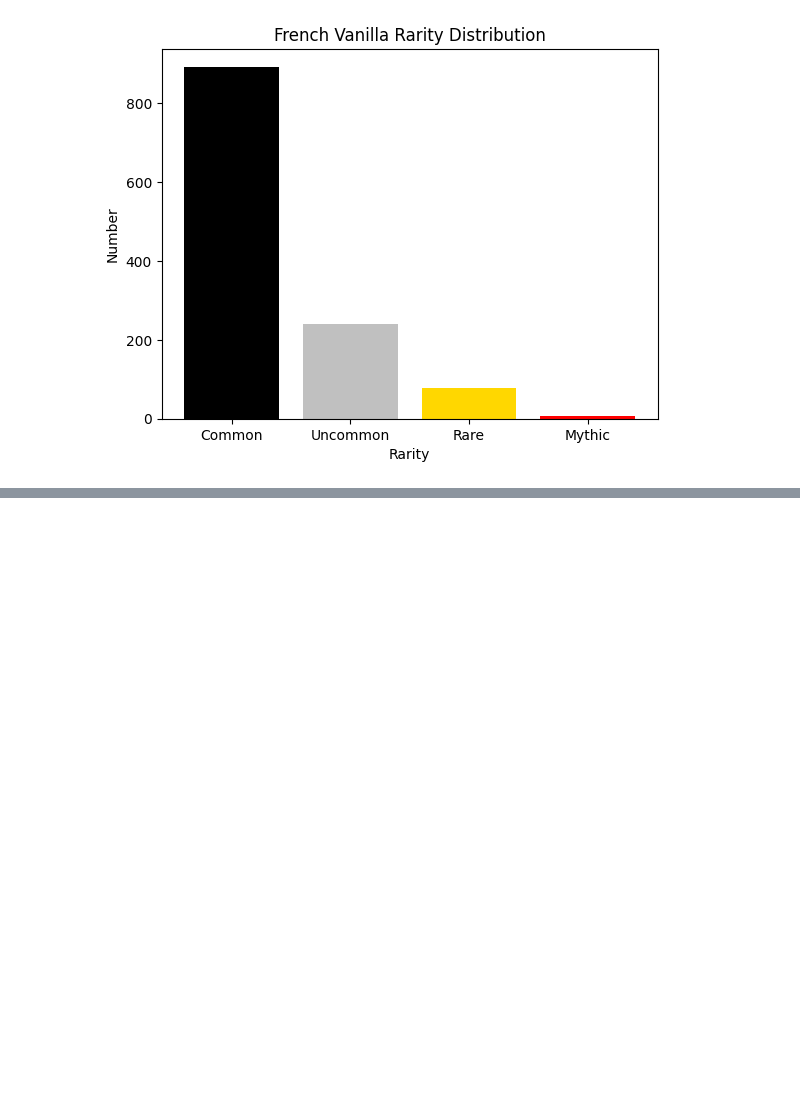
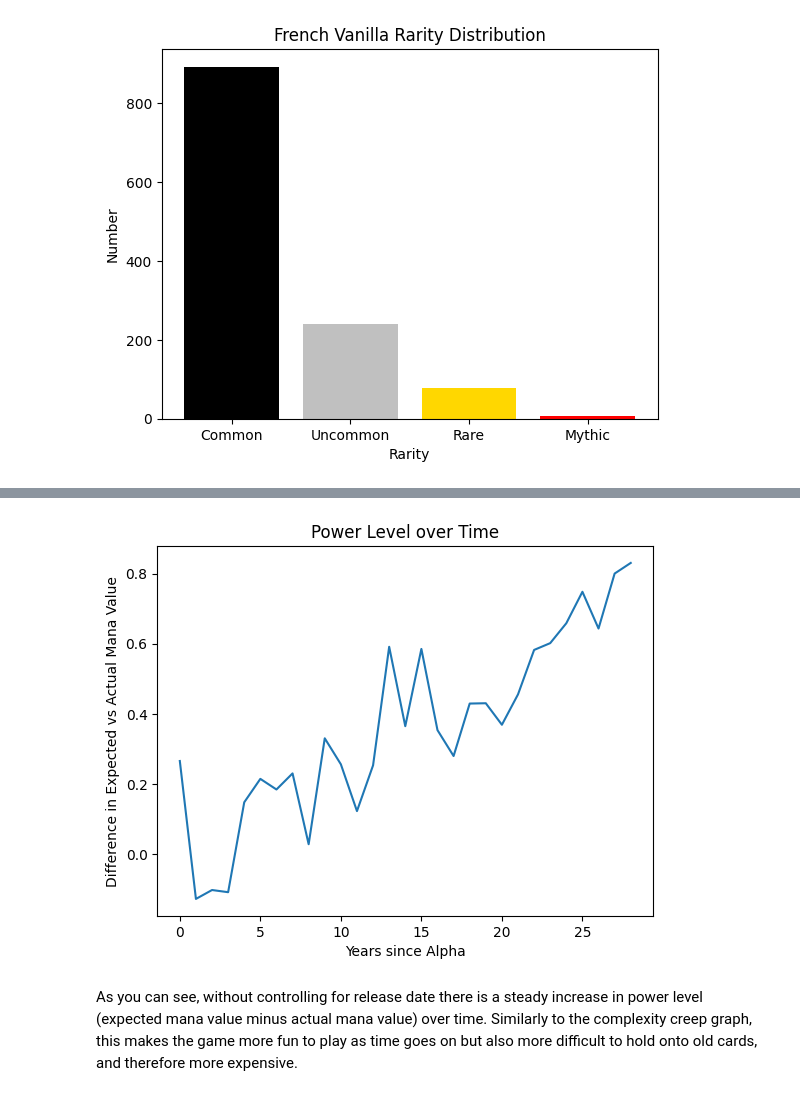
Before and after one commit to Innoviox/mtg-analyzer, a Jupyter notebook: mtganalyzer.ipynb, the cells around one changed output, grey strips where cells are left out. Drawn from its saved outputs; the diff is of its cells as text; code cells hidden in the pictures; blank space fills up the shorter version.

```diff
--- a/mtganalyzer.ipynb
+++ b/mtganalyzer.ipynb
@@ -491,0 +511,13 @@ plt.plot(r, [statistics.mean(fv_one_hot_df['power_level'])
+# %%
+fv_one_hot_df['expected_mana_value'] = fv_one_hot_df.drop(columns=['name', 'cmc', 'ability_text']).apply(expected_mana_cost, axis=1)
+fv_one_hot_df['power_level'] = fv_one_hot_df['expected_mana_value'] - per_year * fv_one_hot_df['released_at'] - fv_one_hot_df['cmc']
+r = range(max(fv_one_hot_df['released_at']))
+plt.plot(r, [statistics.mean(fv_one_hot_df[fv_one_hot_df['released_at'] == i]['power_level']) for i in r])
+plt.xlabel("Years since Alpha")
+plt.ylabel("Difference in Expected vs Actual Mana Value")
+plt.title("Power Level over Time")
+plt.show()
+# %% [output]
+[figure, added]
+# %% [markdown]
+As you can see, without controlling for release date there is a steady increase in power level (expected mana value minus actual mana value) over time. Similarly to the complexity creep graph, this makes the game more fun to play as time goes on but also more difficult to hold onto old cards, and therefore more expensive.
```
Also changed, not shown: parts of 73 cells of this notebook.
